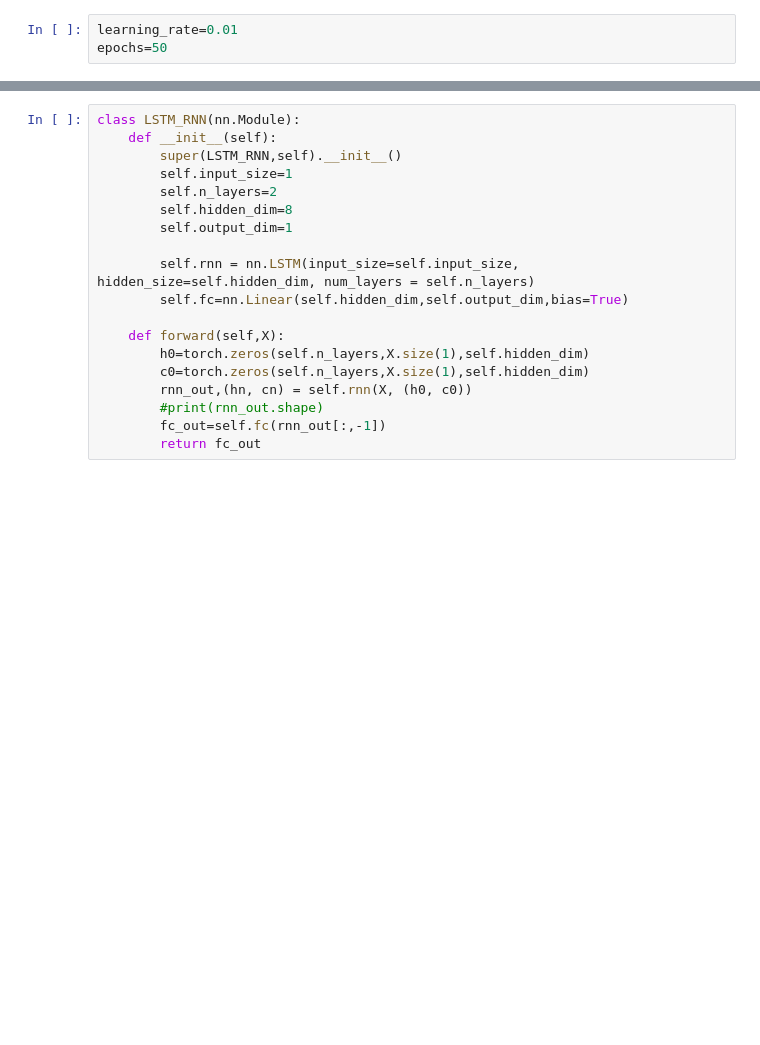
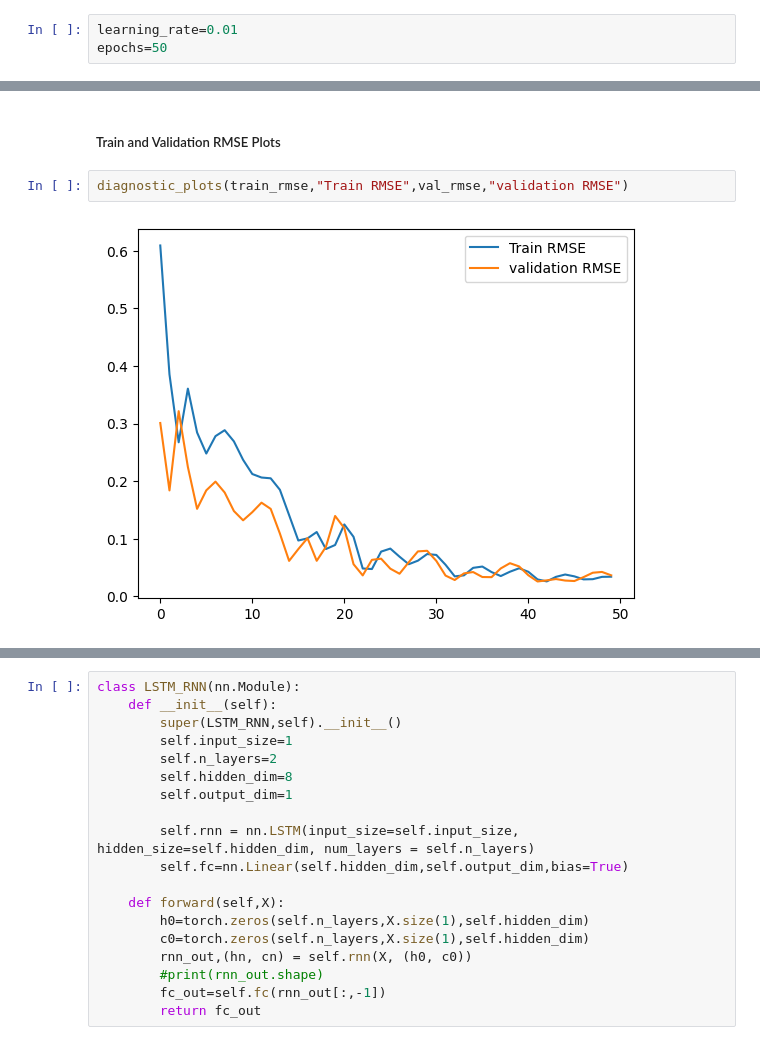
Before and after one commit to thethomasam/DL-Assignmnet-3-RNN, a Jupyter notebook: Assignment-3F.ipynb, the cells around one changed output, grey strips where cells are left out. Drawn from its saved outputs; the diff is of its cells as text; blank space fills up the shorter version.

```diff
--- a/Assignment-3F.ipynb
+++ b/Assignment-3F.ipynb
@@ -195,0 +173,6 @@ epoch 49, training loss : 0.000619303435087204
+# %% [markdown]
+##### Train and Validation RMSE Plots
+# %%
+diagnostic_plots(train_rmse,"Train RMSE",val_rmse,"validation RMSE")
+# %% [output]
+[figure, added]
```
Also changed, not shown: parts of 36 cells of this notebook.
